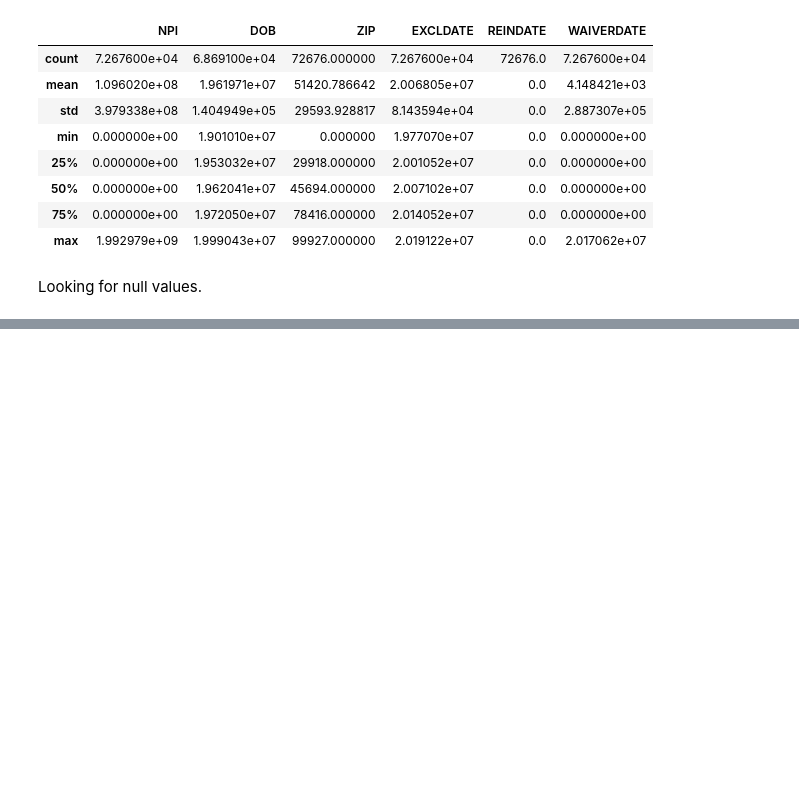
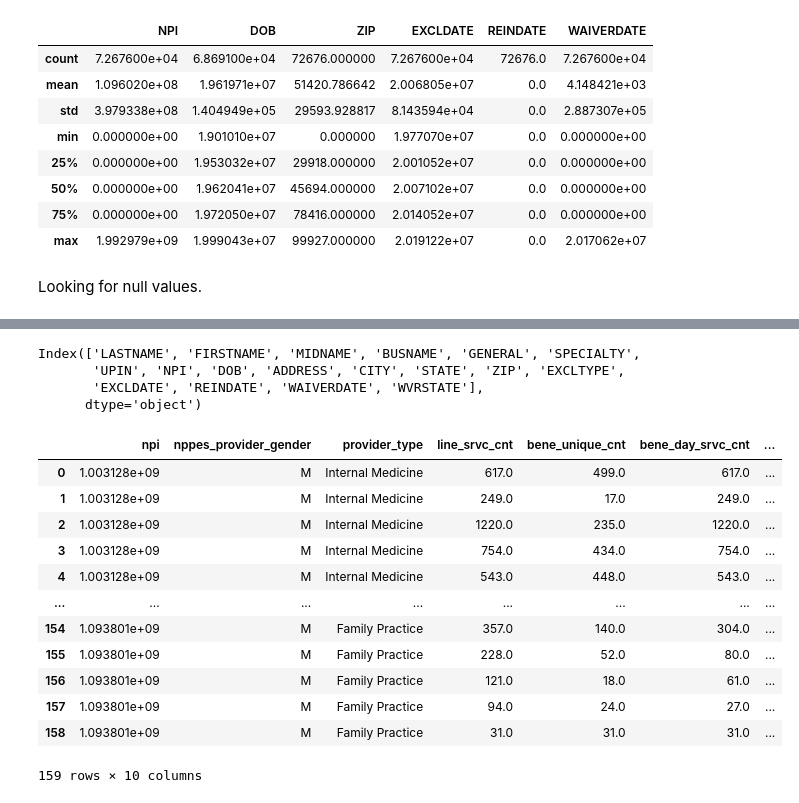
Before and after one commit to raoamalik/detecting_healthcare_provider_fraud, a Jupyter notebook: detecting_healthcare_provider_fraud.ipynb, the cells around one changed output, grey strips where cells are left out. Cells and saved outputs as stored; diff of their text form; code cells hidden in the pictures; blank space fills up the shorter version.

```diff
--- a/detecting_healthcare_provider_fraud.ipynb
+++ b/detecting_healthcare_provider_fraud.ipynb
@@ -117,0 +169,7 @@ npi_tot = npi_agg['npi'].value_counts() ### Count the number of instances for ea
+# %%
+convicted_df.columns
+# %% [output]
+Index(['LASTNAME', 'FIRSTNAME', 'MIDNAME', 'BUSNAME', 'GENERAL', 'SPECIALTY',
+       'UPIN', 'NPI', 'DOB', 'ADDRESS', 'CITY', 'STATE', 'ZIP', 'EXCLTYPE',
+       'EXCLDATE', 'REINDATE', 'WAIVERDATE', 'WVRSTATE'],
+      dtype='object')
@@ -117,0 +178,19 @@ npi_tot = npi_agg['npi'].value_counts() ### Count the number of instances for ea
+# %%
+merged_dataset = pd.merge(selected_provider_data, selected_convicted_data,
+                          how='right', left_on='npi', right_on='NPI').dropna(axis=0)
+
+merged_dataset
+# %% [output]
+|  | npi | nppes_provider_gender | provider_type | line_srvc_cnt | bene_unique_cnt | bene_day_srvc_cnt | ... |
+| 0 | 1.003128e+09 | M | Internal Medicine | 617.0 | 499.0 | 617.0 | ... |
+| 1 | 1.003128e+09 | M | Internal Medicine | 249.0 | 17.0 | 249.0 | ... |
+| 2 | 1.003128e+09 | M | Internal Medicine | 1220.0 | 235.0 | 1220.0 | ... |
+| 3 | 1.003128e+09 | M | Internal Medicine | 754.0 | 434.0 | 754.0 | ... |
+| 4 | 1.003128e+09 | M | Internal Medicine | 543.0 | 448.0 | 543.0 | ... |
+| ... | ... | ... | ... | ... | ... | ... | ... |
+| 154 | 1.093801e+09 | M | Family Practice | 357.0 | 140.0 | 304.0 | ... |
+| 155 | 1.093801e+09 | M | Family Practice | 228.0 | 52.0 | 80.0 | ... |
+| 156 | 1.093801e+09 | M | Family Practice | 121.0 | 18.0 | 61.0 | ... |
+| 157 | 1.093801e+09 | M | Family Practice | 94.0 | 24.0 | 27.0 | ... |
+| 158 | 1.093801e+09 | M | Family Practice | 31.0 | 31.0 | 31.0 | ... |
+159 rows × 10 columns
```
Also changed, not shown: parts of 13 cells of this notebook.
